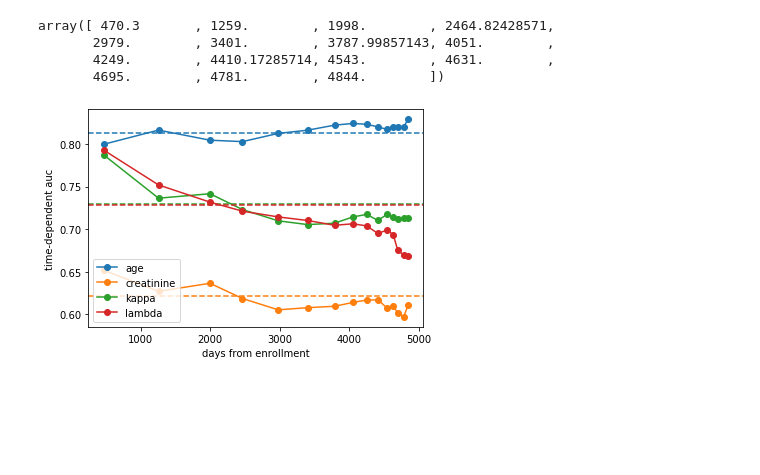
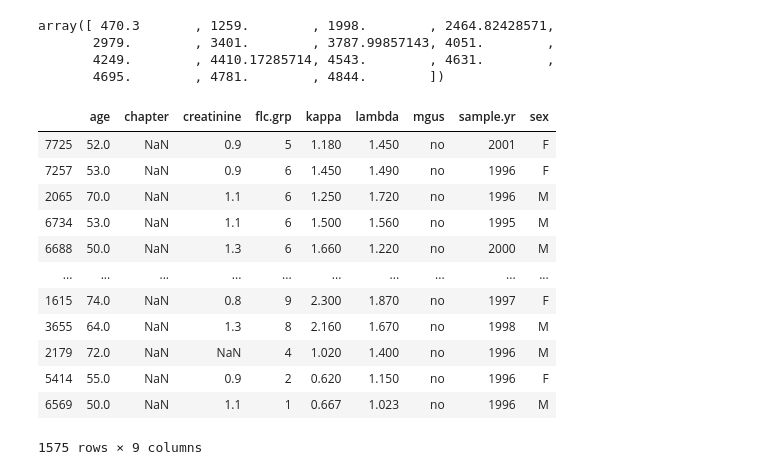
Before and after one commit to hmzhan/disaster_tweets, a Jupyter notebook: notebooks/survival-evaluation.ipynb, the cells around one changed output. Saved outputs shown, nothing was run; the diff lists cells and outputs as text; code cells hidden in the pictures; blank space fills up the shorter version.

```diff
--- a/notebooks/survival-evaluation.ipynb
+++ b/notebooks/survival-evaluation.ipynb
@@ -32,9 +32,19 @@ array([ 470.3       , 1259.        , 1998.        , 2464.82428571,
 num_columns = ['age', 'creatinine', 'kappa', 'lambda']
 x_test_imputed = survival_data.impute_data(num_columns)
 times = np.percentile(survival_data.y["futime"], np.linspace(5, 81, 15))
-
-for i, col in enumerate(num_columns):
-    survival_data.plot_cumulative_dynamic_auc(x_test_imputed[:, i], col, color="C{}".format(i))
-    ret = concordance_index_ipcw(survival_data.y_train, survival_data.y_test, x_test_imputed[:, i], tau=times[-1])
-# %% [output]
-[figure, removed]
+# %%
+survival_data.x_test
+# %% [output]
+|  | age | chapter | creatinine | flc.grp | kappa | lambda | mgus | sample.yr | sex |
+| 7725 | 52.0 | NaN | 0.9 | 5 | 1.180 | 1.450 | no | 2001 | F |
+| 7257 | 53.0 | NaN | 0.9 | 6 | 1.450 | 1.490 | no | 1996 | F |
+| 2065 | 70.0 | NaN | 1.1 | 6 | 1.250 | 1.720 | no | 1996 | M |
+| 6734 | 53.0 | NaN | 1.1 | 6 | 1.500 | 1.560 | no | 1995 | M |
+| 6688 | 50.0 | NaN | 1.3 | 6 | 1.660 | 1.220 | no | 2000 | M |
+| ... | ... | ... | ... | ... | ... | ... | ... | ... | ... |
+| 1615 | 74.0 | NaN | 0.8 | 9 | 2.300 | 1.870 | no | 1997 | F |
+| 3655 | 64.0 | NaN | 1.3 | 8 | 2.160 | 1.670 | no | 1998 | M |
+| 2179 | 72.0 | NaN | NaN | 4 | 1.020 | 1.400 | no | 1996 | M |
+| 5414 | 55.0 | NaN | 0.9 | 2 | 0.620 | 1.150 | no | 1996 | F |
+| 6569 | 50.0 | NaN | 1.1 | 1 | 0.667 | 1.023 | no | 1996 | M |
+1575 rows × 9 columns
```
Also changed, not shown: parts of 6 cells of this notebook.
